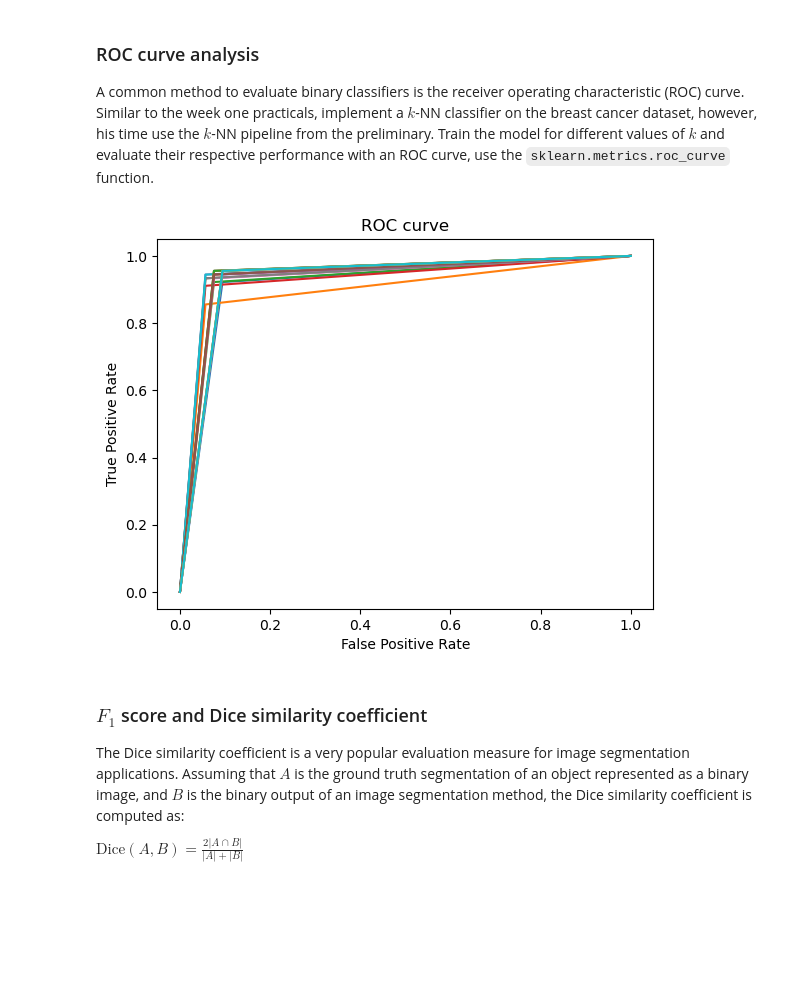
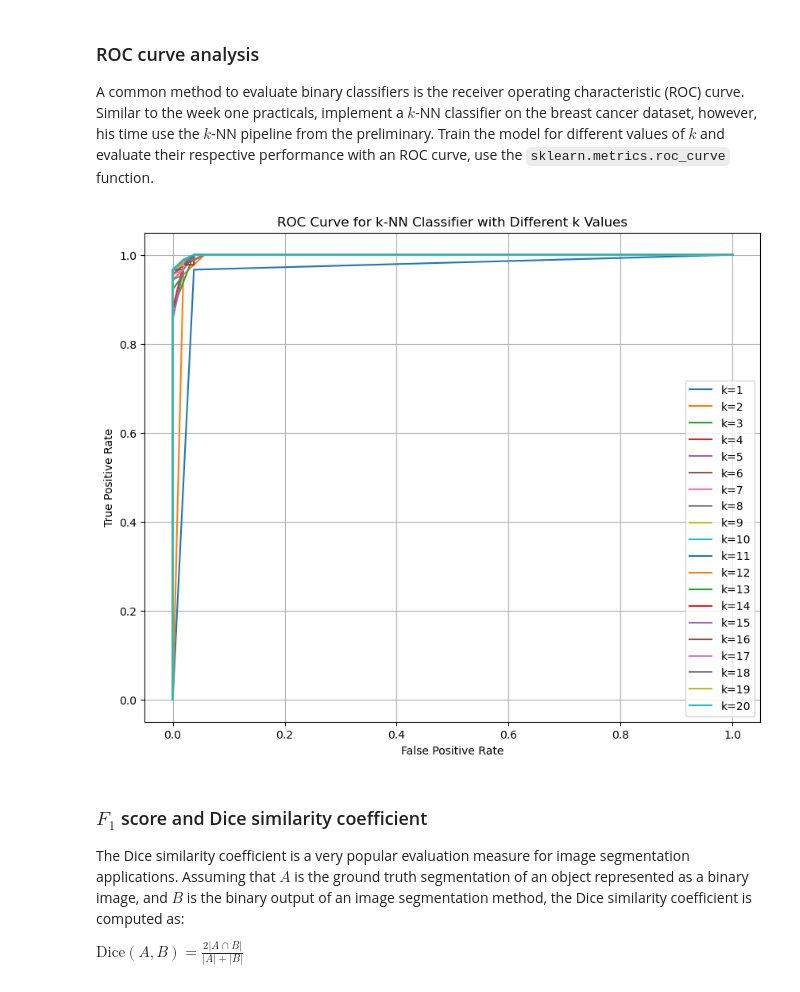
Before and after one commit to LucianoDeben/8dm50-machine-learning, a Jupyter notebook: practicals/week_2.ipynb, the cells around one changed output. Drawn from its saved outputs; the diff is of its cells as text; code cells hidden in the pictures; blank space fills up the shorter version.

```diff
--- a/practicals/week_2.ipynb
+++ b/practicals/week_2.ipynb
@@ -355,36 +338,47 @@ Polynomial Order 5: Validation MSE = 191529.74
 ### ROC curve analysis
 A common method to evaluate binary classifiers is the receiver operating characteristic (ROC) curve. Similar to the week one practicals, implement a $k$-NN classifier on the breast cancer dataset, however, his time use the $k$-NN pipeline from the preliminary. Train the model for different values of $k$ and evaluate their respective performance with an ROC curve, use the `sklearn.metrics.roc_curve` function.
 # %%
-from sklearn.metrics import roc_curve
-from sklearn.neighbors import KNeighborsClassifier
-
 X = breast_cancer.data
 y = breast_cancer.target
 
 X_train, X_test, y_train, y_test = train_test_split(X, y, stratify=y, random_state=40)
 
-# Evaluate the classifier for different values of k
+# Define the range of k values to evaluate
 k_values = range(1, 21)
 fprs = []
 tprs = []
 
+# Evaluate the classifier for different values of k
 for k in k_values:
-    # What do te
-    model = KNeighborsClassifier(k)
+    model = Pipeline([
+        ("scaler", StandardScaler()),
+        ("knn", KNeighborsClassifier(n_neighbors=k))
+    ])
+
+    # Train the model
     model.fit(X_train, y_train)
-    y_pred = model.predict(X_test)
-    fpr, tpr, _ = roc_curve(y_test, y_pred)
+
+    # Predict probabilities for the test set
+    y_prob = model.predict_proba(X_test)[:, 1]
+
+    # Compute ROC curve
+    fpr, tpr, _ = roc_curve(y_test, y_prob)
     fprs.append(fpr)
     tprs.append(tpr)
-for i, fpr in enumerate(fprs):
-    plt.plot(fpr, tprs[i])
 
-plt.title('ROC curve')
+# Plot ROC curves for different values of k
+plt.figure(figsize=(10, 8))
+for i, k in enumerate(k_values):
+    plt.plot(fprs[i], tprs[i], label=f'k={k}')
+
+plt.title('ROC Curve for k-NN Classifier with Different k Values')
 plt.xlabel('False Positive Rate')
 plt.ylabel('True Positive Rate')
+plt.legend()
+plt.grid(True)
 plt.show()
 # %% [output]
-[figure, old version]
+[figure, new version]
 # %% [markdown]
 ### $F_1$ score and Dice similarity coefficient
 
```
Also changed, not shown: parts of 12 cells of this notebook.
